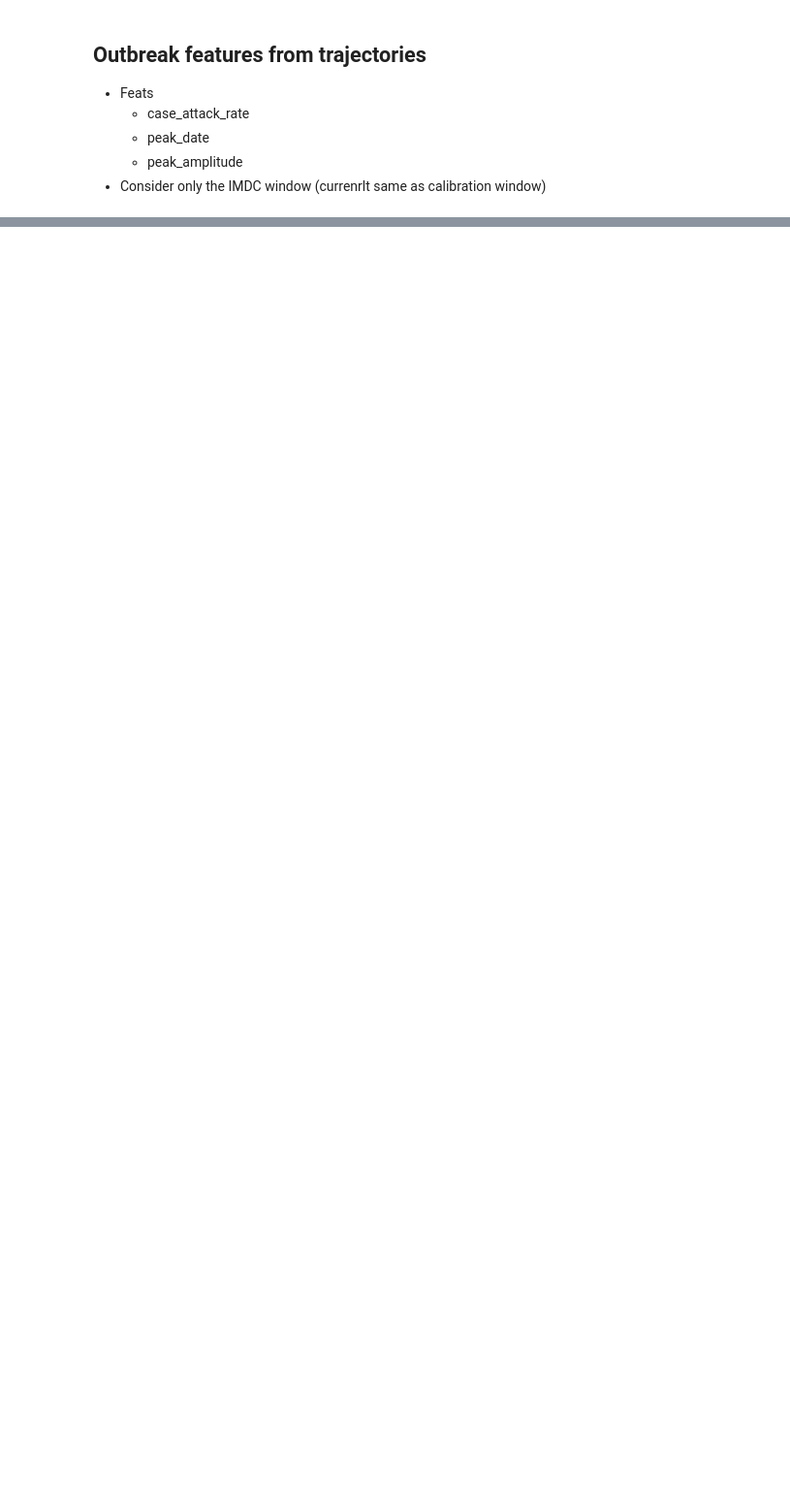
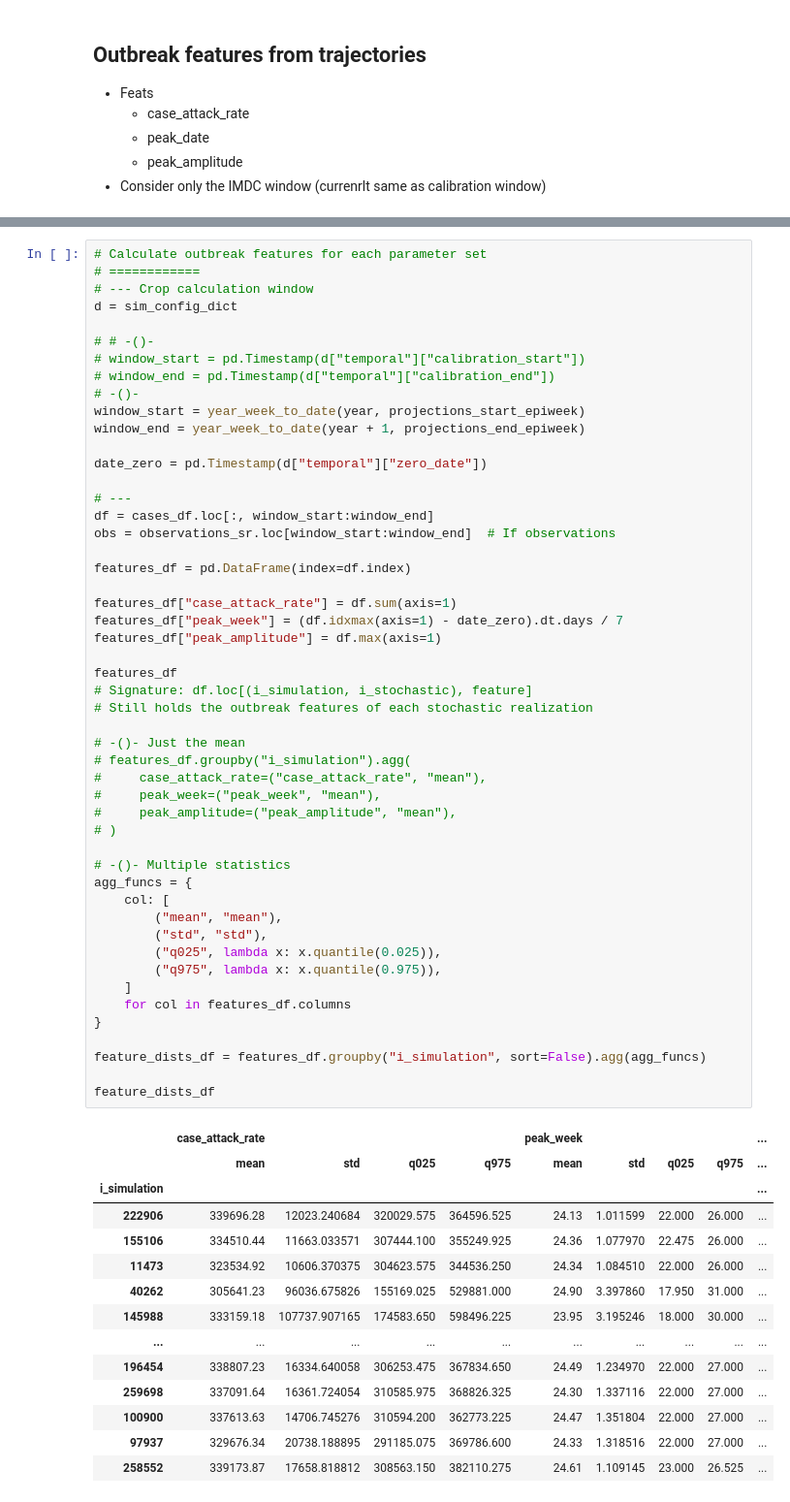
Before and after one commit to InfraMIND-models/3rd_imdc_ifgw_inframind-proteus, a Jupyter notebook: src/prototypes/process_calibration_results.ipynb, the cells around one changed output, grey strips where cells are left out. Shown at 97% size. Drawn from its saved outputs; the diff is of its cells as text; blank space fills up the shorter version.

```diff
--- a/src/prototypes/process_calibration_results.ipynb
+++ b/src/prototypes/process_calibration_results.ipynb
@@ -233,0 +304,65 @@ features
+# %%
+# Calculate outbreak features for each parameter set
+# ============
+# --- Crop calculation window
+d = sim_config_dict
+
+# # -()-
+# window_start = pd.Timestamp(d["temporal"]["calibration_start"])
+# window_end = pd.Timestamp(d["temporal"]["calibration_end"])
+# -()-
+window_start = year_week_to_date(year, projections_start_epiweek)
+window_end = year_week_to_date(year + 1, projections_end_epiweek)
+
+date_zero = pd.Timestamp(d["temporal"]["zero_date"])
+
+# ---
+df = cases_df.loc[:, window_start:window_end]
+obs = observations_sr.loc[window_start:window_end]  # If observations
+
+features_df = pd.DataFrame(index=df.index)
+
+features_df["case_attack_rate"] = df.sum(axis=1)
+features_df["peak_week"] = (df.idxmax(axis=1) - date_zero).dt.days / 7
+features_df["peak_amplitude"] = df.max(axis=1)
+
+features_df
+# Signature: df.loc[(i_simulation, i_stochastic), feature]
+# Still holds the outbreak features of each stochastic realization
+
+# -()- Just the mean
+# features_df.groupby("i_simulation").agg(
+#     case_attack_rate=("case_attack_rate", "mean"),
+#     peak_week=("peak_week", "mean"),
+#     peak_amplitude=("peak_amplitude", "mean"),
+# )
+
+# -()- Multiple statistics
+agg_funcs = {
+    col: [
+        ("mean", "mean"),
+        ("std", "std"),
+        ("q025", lambda x: x.quantile(0.025)),
+        ("q975", lambda x: x.quantile(0.975)),
+    ]
+    for col in features_df.columns
+}
+
+feature_dists_df = features_df.groupby("i_simulation", sort=False).agg(agg_funcs)
+
+feature_dists_df
+# %% [output]
+|  | case_attack_rate |  |  |  | peak_week |  |  |  | ... |
+|  | mean | std | q025 | q975 | mean | std | q025 | q975 | ... |
+| i_simulation |  |  |  |  |  |  |  |  | ... |
+| 222906 | 339696.28 | 12023.240684 | 320029.575 | 364596.525 | 24.13 | 1.011599 | 22.000 | 26.000 | ... |
+| 155106 | 334510.44 | 11663.033571 | 307444.100 | 355249.925 | 24.36 | 1.077970 | 22.475 | 26.000 | ... |
+| 11473 | 323534.92 | 10606.370375 | 304623.575 | 344536.250 | 24.34 | 1.084510 | 22.000 | 26.000 | ... |
+| 40262 | 305641.23 | 96036.675826 | 155169.025 | 529881.000 | 24.90 | 3.397860 | 17.950 | 31.000 | ... |
+| 145988 | 333159.18 | 107737.907165 | 174583.650 | 598496.225 | 23.95 | 3.195246 | 18.000 | 30.000 | ... |
+| ... | ... | ... | ... | ... | ... | ... | ... | ... | ... |
+| 196454 | 338807.23 | 16334.640058 | 306253.475 | 367834.650 | 24.49 | 1.234970 | 22.000 | 27.000 | ... |
+| 259698 | 337091.64 | 16361.724054 | 310585.975 | 368826.325 | 24.30 | 1.337116 | 22.000 | 27.000 | ... |
+| 100900 | 337613.63 | 14706.745276 | 310594.200 | 362773.225 | 24.47 | 1.351804 | 22.000 | 27.000 | ... |
+| 97937 | 329676.34 | 20738.188895 | 291185.075 | 369786.600 | 24.33 | 1.318516 | 22.000 | 27.000 | ... |
+| 258552 | 339173.87 | 17658.818812 | 308563.150 | 382110.275 | 24.61 | 1.109145 | 23.000 | 26.525 | ... |
```
Also changed, not shown: parts of 11 cells of this notebook.
